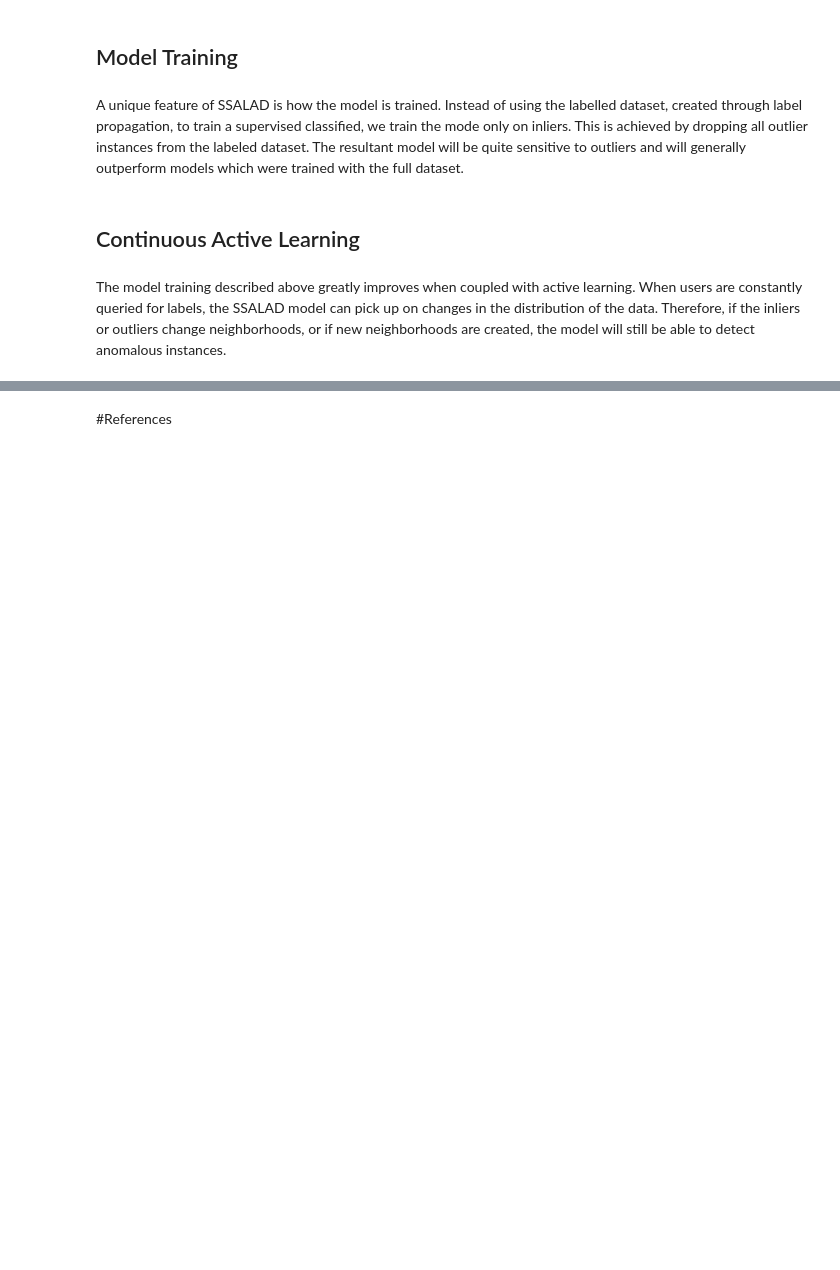
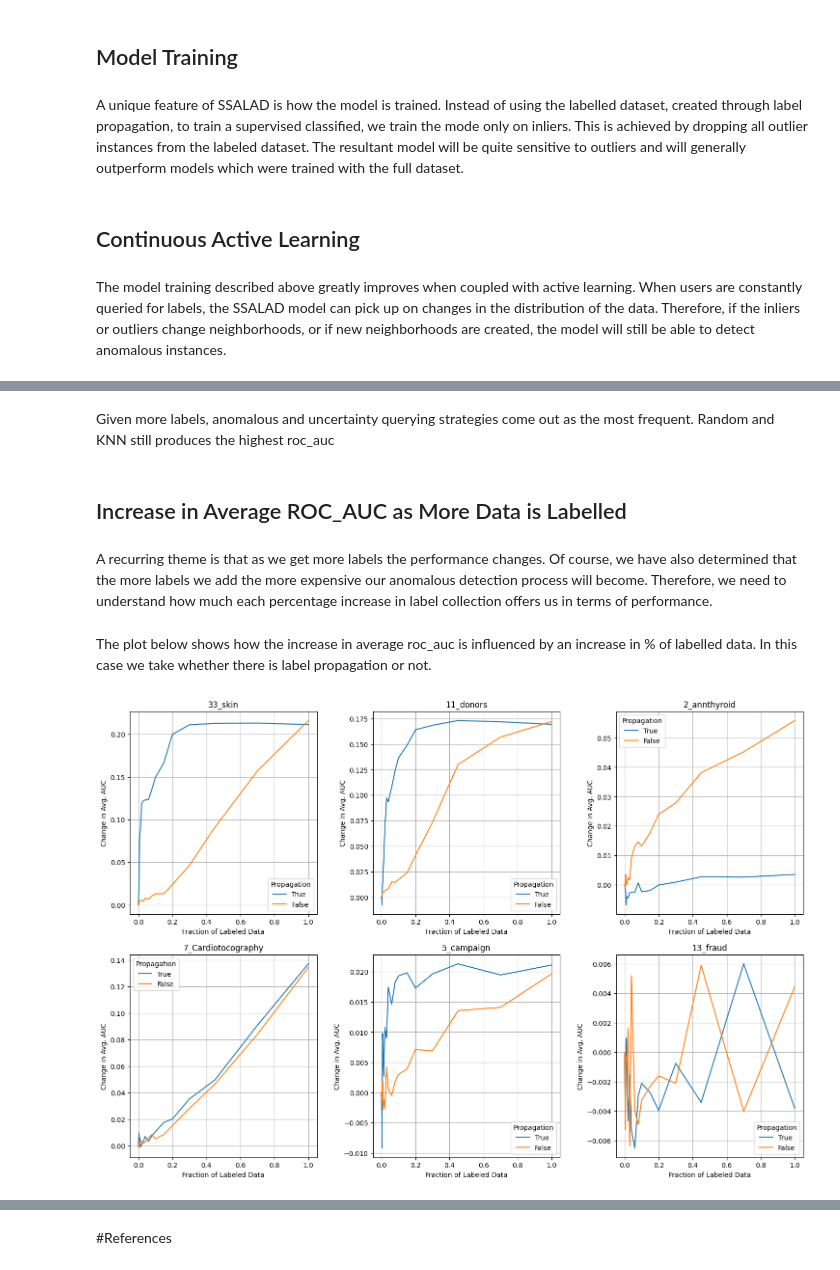
Before and after one commit to Vinylango25/Active-Semi-Supervised-Learning-SSALAD-Project-, a Jupyter notebook: jupyter/SSALAD_Paper.ipynb, the cells around one changed output, grey strips where cells are left out. Cells and saved outputs as stored; diff of their text form; code cells hidden in the pictures; blank space fills up the shorter version.

```diff
--- a/jupyter/SSALAD_Paper.ipynb
+++ b/jupyter/SSALAD_Paper.ipynb
@@ -74,0 +486,12 @@ The model training described above greatly improves when coupled with active lea
+# %% [markdown]
+Given more labels, anomalous and uncertainty querying strategies come out as the most frequent. Random and KNN still produces the highest roc_auc
+# %% [markdown]
+## Increase in Average ROC_AUC as More Data is Labelled
+# %% [markdown]
+A recurring theme is that as we get more labels the performance changes. Of course, we have also determined that the more labels we add the more expensive our anomalous detection process will become. Therefore, we need to understand how much each percentage increase in label collection offers us in terms of performance.
+# %% [markdown]
+The plot below shows how the increase in average roc_auc is influenced by an increase in % of labelled data. In this case we take whether there is label propagation or not.
+# %%
+plot_roc_auc_change_by_propagation(results)
+# %% [output]
+[figure, added]
```
Also changed, not shown: parts of 38 cells of this notebook, 1 other file.
